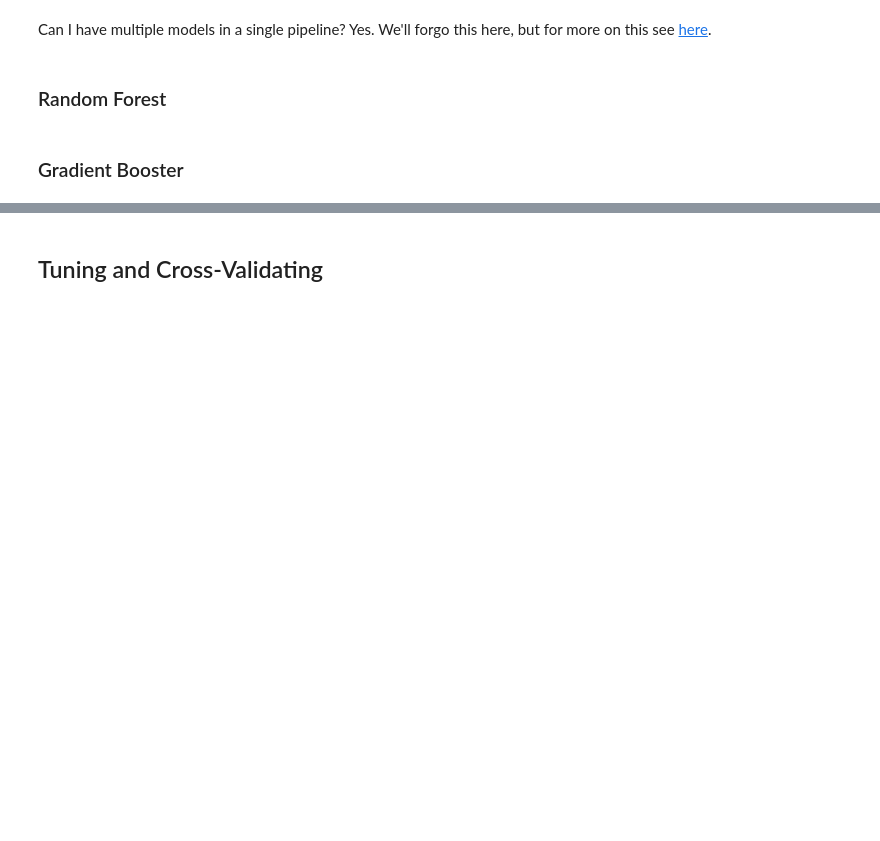
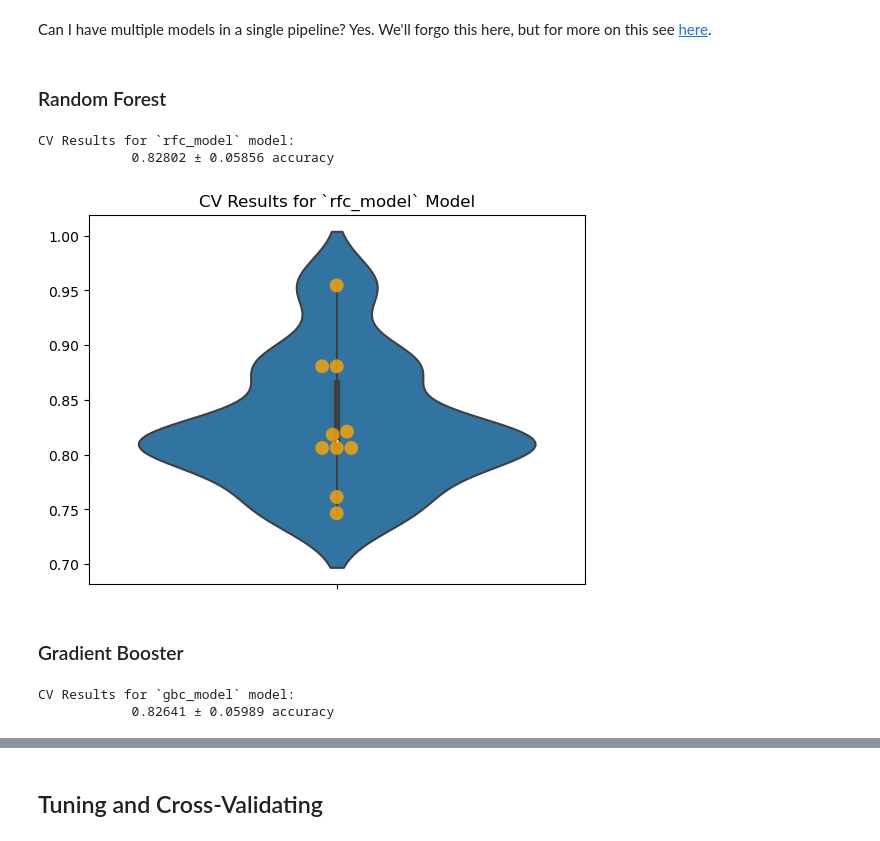
Before and after one commit to mattrubic/NTL-DS-062722, a Jupyter notebook: 3Phase/51-workflow_with_pipelines.ipynb, the cells around one changed output, grey strips where cells are left out. Cells and saved outputs as stored; diff of their text form; code cells hidden in the pictures; blank space fills up the shorter version.

```diff
--- a/3Phase/51-workflow_with_pipelines.ipynb
+++ b/3Phase/51-workflow_with_pipelines.ipynb
@@ -150,2 +256,23 @@ Can I have multiple models in a single pipeline? Yes. We'll forgo this here, but
+# %%
+# rfc!
+
+
+rfc_model_pipe = Pipeline([
+    ('ct', CT),
+    ('rfc', RandomForestClassifier(random_state=42))
+])
+# %%
+rfc_pipe = ModelWithCV(rfc_model_pipe, 'rfc_model', X_train, y_train)
+
+rfc_pipe.print_cv_summary()
+# %% [output]
+CV Results for `rfc_model` model:
+            0.82802 ± 0.05856 accuracy
+# %%
+fig, ax = plt.subplots()
+
+rfc_pipe.plot_cv(ax);
+# %% [output]
+[figure, added]
 # %% [markdown]
 ### Gradient Booster
@@ -153,0 +286,7 @@ Can I have multiple models in a single pipeline? Yes. We'll forgo this here, but
+# %%
+gbc_pipe = ModelWithCV(gbc_model_pipe, 'gbc_model', X_train, y_train)
+
+gbc_pipe.print_cv_summary()
+# %% [output]
+CV Results for `gbc_model` model:
+            0.82641 ± 0.05989 accuracy
```
Also changed, not shown: parts of 53 cells of this notebook.
